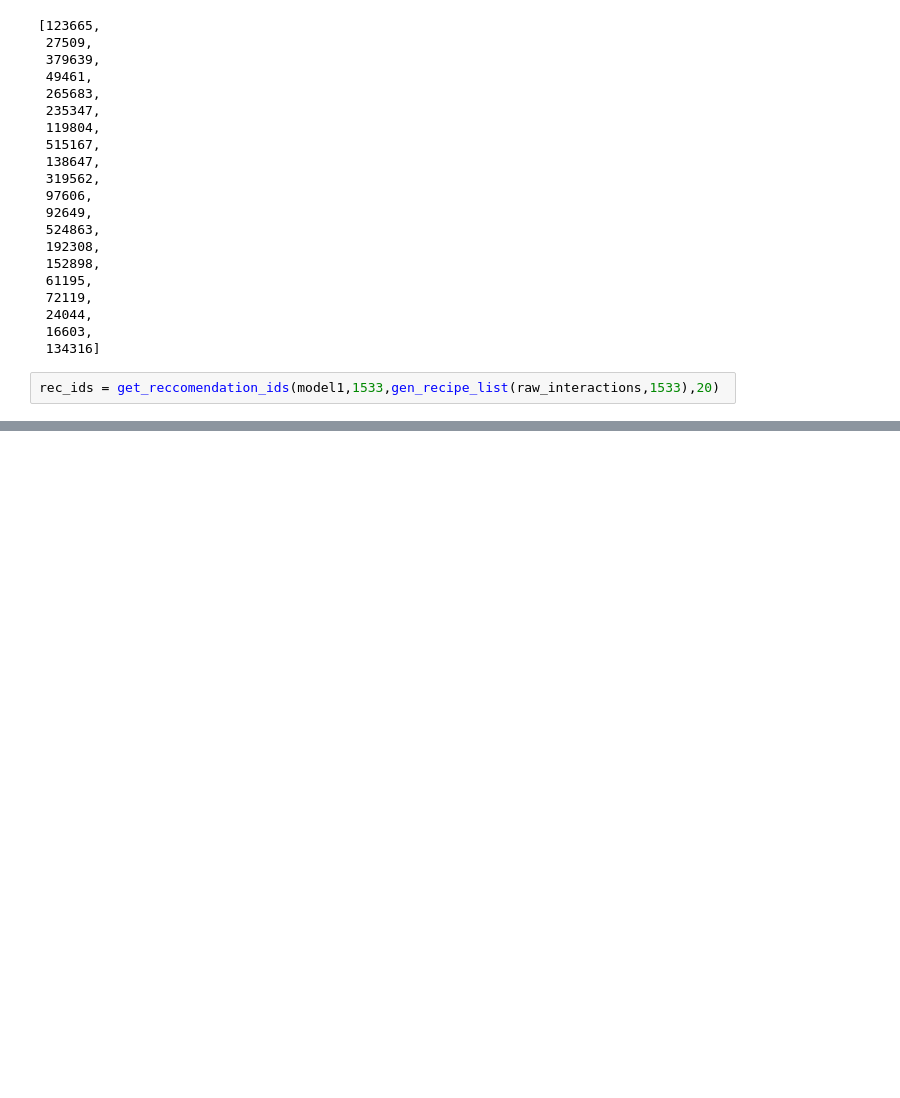
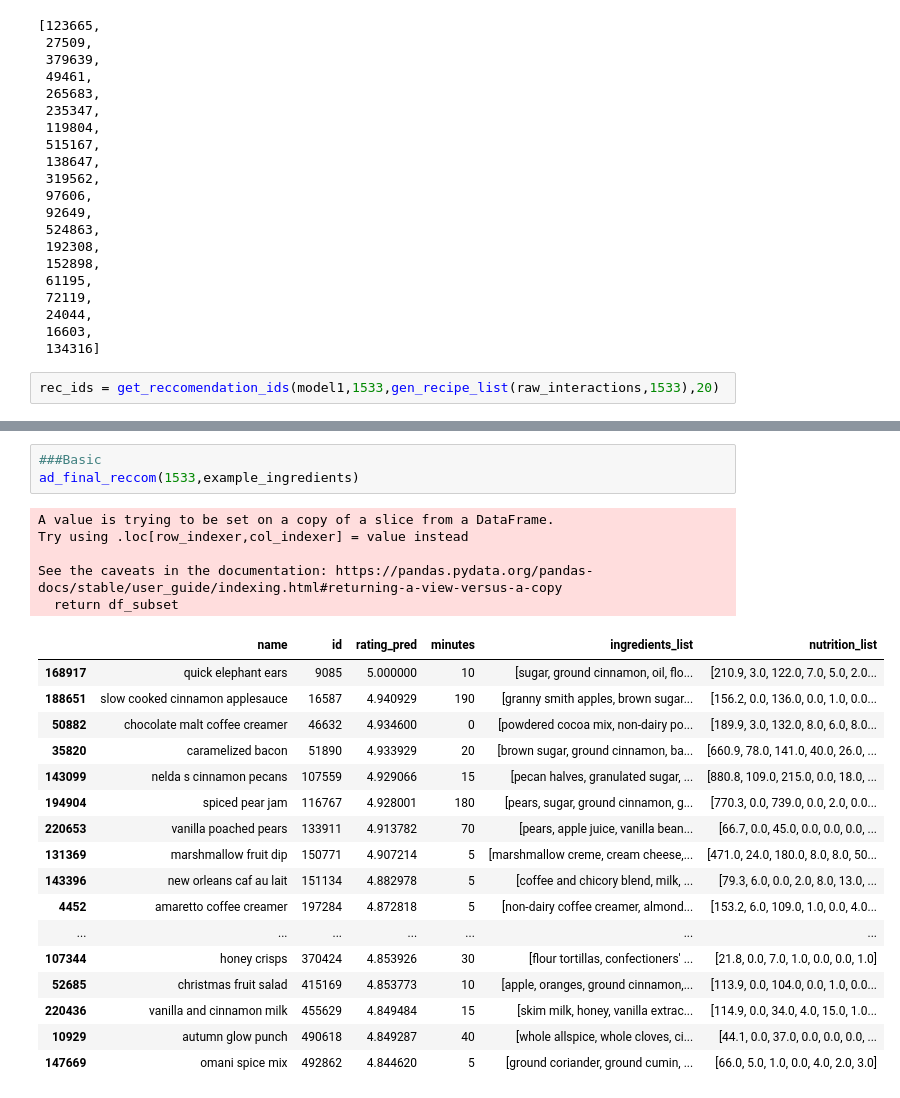
Before and after one commit to ML-7641-Fall-2022/RoboChef, a Jupyter notebook: notebooks/recommendation/b.3_get_reccomendations.ipynb, the cells around one changed output, grey strips where cells are left out. Cells and saved outputs as stored; diff of their text form; blank space fills up the shorter version.

Commit message:
final reccomendation

```diff
--- a/notebooks/recommendation/b.3_get_reccomendations.ipynb
+++ b/notebooks/recommendation/b.3_get_reccomendations.ipynb
@@ -140,0 +191,26 @@ See the caveats in the documentation: https://pandas.pydata.org/pandas-docs/stab
+# %%
+###Basic
+ad_final_reccom(1533,example_ingredients)
+# %% [output]
+A value is trying to be set on a copy of a slice from a DataFrame.
+Try using .loc[row_indexer,col_indexer] = value instead
+
+See the caveats in the documentation: https://pandas.pydata.org/pandas-docs/stable/user_guide/indexing.html#returning-a-view-versus-a-copy
+  return df_subset
+|  | name | id | rating_pred | minutes | ingredients_list | nutrition_list |
+| 168917 | quick elephant ears | 9085 | 5.000000 | 10 | [sugar, ground cinnamon, oil, flo... | [210.9, 3.0, 122.0, 7.0, 5.0, 2.0... |
+| 188651 | slow cooked cinnamon applesauce | 16587 | 4.940929 | 190 | [granny smith apples, brown sugar... | [156.2, 0.0, 136.0, 0.0, 1.0, 0.0... |
+| 50882 | chocolate malt coffee creamer | 46632 | 4.934600 | 0 | [powdered cocoa mix, non-dairy po... | [189.9, 3.0, 132.0, 8.0, 6.0, 8.0... |
+| 35820 | caramelized bacon | 51890 | 4.933929 | 20 | [brown sugar, ground cinnamon, ba... | [660.9, 78.0, 141.0, 40.0, 26.0, ... |
+| 143099 | nelda s cinnamon pecans | 107559 | 4.929066 | 15 | [pecan halves, granulated sugar, ... | [880.8, 109.0, 215.0, 0.0, 18.0, ... |
+| 194904 | spiced pear jam | 116767 | 4.928001 | 180 | [pears, sugar, ground cinnamon, g... | [770.3, 0.0, 739.0, 0.0, 2.0, 0.0... |
+| 220653 | vanilla poached pears | 133911 | 4.913782 | 70 | [pears, apple juice, vanilla bean... | [66.7, 0.0, 45.0, 0.0, 0.0, 0.0, ... |
+| 131369 | marshmallow fruit dip | 150771 | 4.907214 | 5 | [marshmallow creme, cream cheese,... | [471.0, 24.0, 180.0, 8.0, 8.0, 50... |
+| 143396 | new orleans caf au lait | 151134 | 4.882978 | 5 | [coffee and chicory blend, milk, ... | [79.3, 6.0, 0.0, 2.0, 8.0, 13.0, ... |
+| 4452 | amaretto coffee creamer | 197284 | 4.872818 | 5 | [non-dairy coffee creamer, almond... | [153.2, 6.0, 109.0, 1.0, 0.0, 4.0... |
+| ... | ... | ... | ... | ... | ... | ... |
+| 107344 | honey crisps | 370424 | 4.853926 | 30 | [flour tortillas, confectioners' ... | [21.8, 0.0, 7.0, 1.0, 0.0, 0.0, 1.0] |
+| 52685 | christmas fruit salad | 415169 | 4.853773 | 10 | [apple, oranges, ground cinnamon,... | [113.9, 0.0, 104.0, 0.0, 1.0, 0.0... |
+| 220436 | vanilla and cinnamon milk | 455629 | 4.849484 | 15 | [skim milk, honey, vanilla extrac... | [114.9, 0.0, 34.0, 4.0, 15.0, 1.0... |
+| 10929 | autumn glow punch | 490618 | 4.849287 | 40 | [whole allspice, whole cloves, ci... | [44.1, 0.0, 37.0, 0.0, 0.0, 0.0, ... |
+| 147669 | omani spice mix | 492862 | 4.844620 | 5 | [ground coriander, ground cumin, ... | [66.0, 5.0, 1.0, 0.0, 4.0, 2.0, 3.0] |
```
Also changed, not shown: parts of 13 cells of this notebook, 1 other file.
